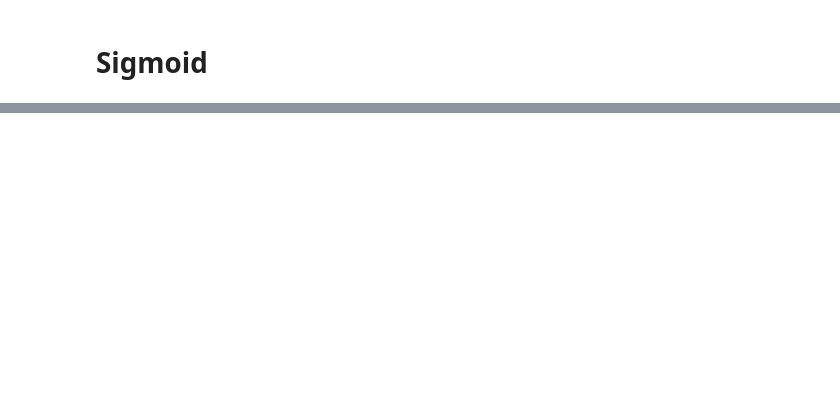
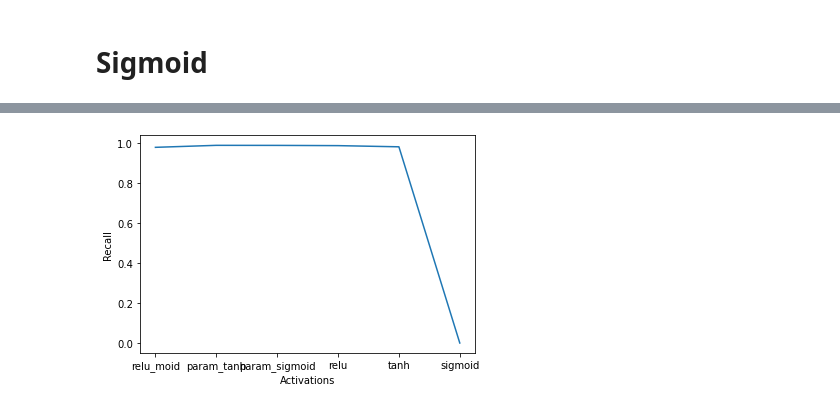
Before and after one commit to pjadhav3/ml-labs, a Jupyter notebook: project_base.ipynb, the cells around one changed output, grey strips where cells are left out. Cells and saved outputs as stored; diff of their text form; code cells hidden in the pictures; blank space fills up the shorter version.

```diff
--- a/project_base.ipynb
+++ b/project_base.ipynb
@@ -495,0 +527,6 @@ scores
+# %%
+ax=sns.lineplot(x=activation,y=[item[2] for item in metrics])
+ax.set(xlabel='Activations', ylabel='Recall')
+plt.show()
+# %% [output]
+[figure, added]
```
Also changed, not shown: parts of 13 cells of this notebook.
